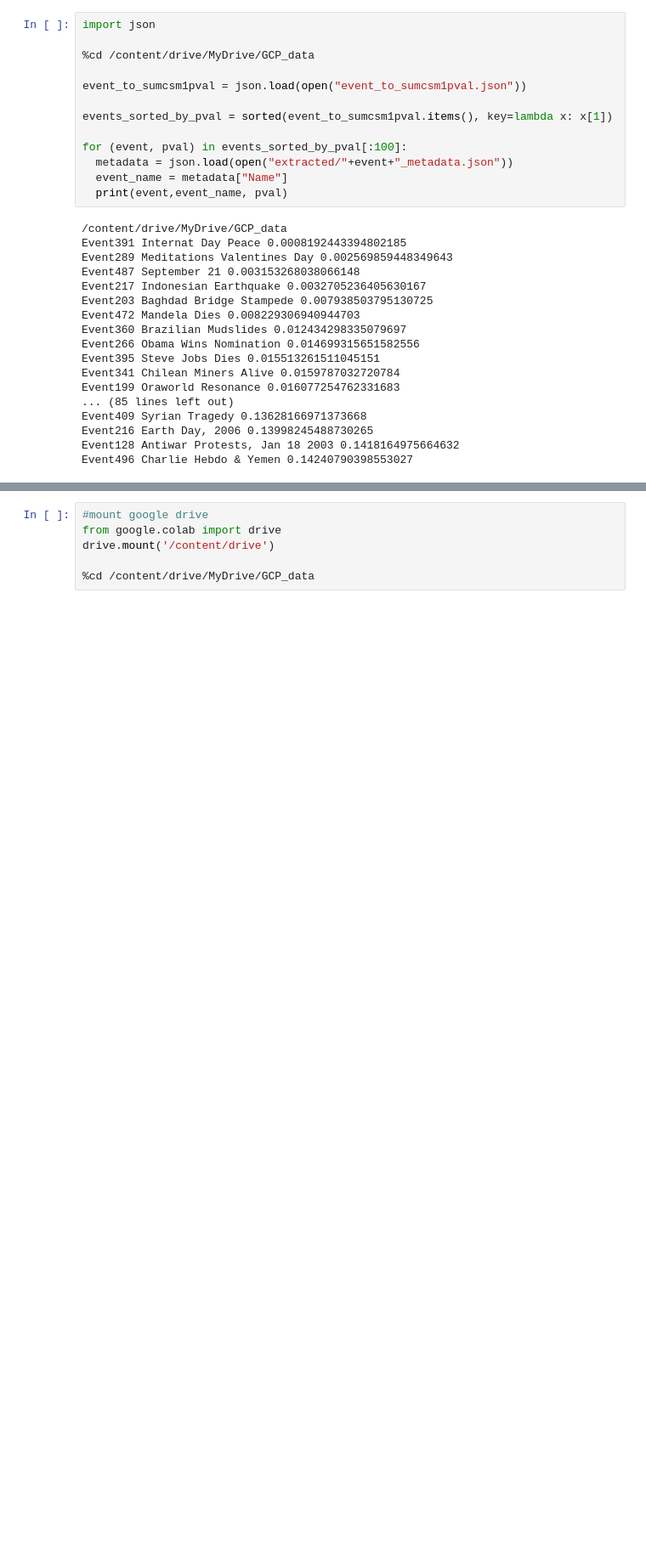
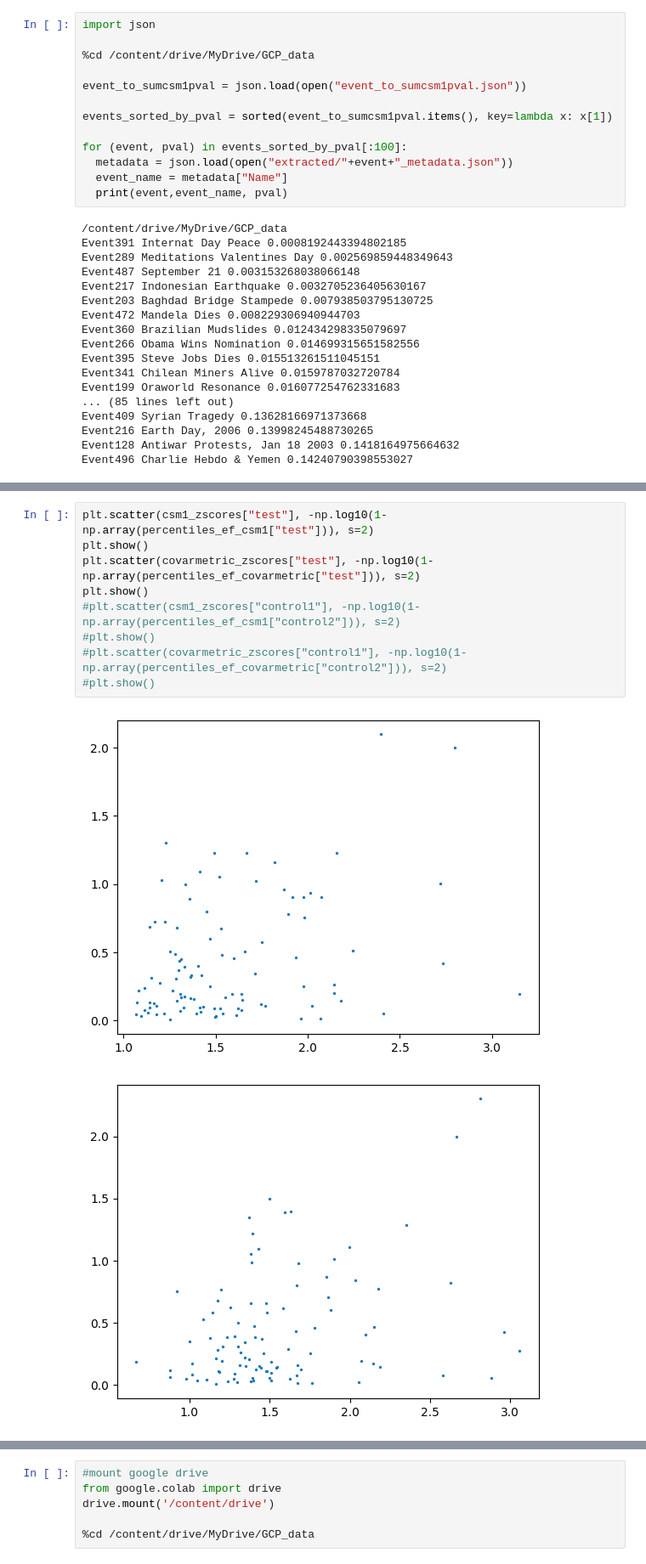
Before and after one commit to AvantiShri/gcp_analysis, a Jupyter notebook: newcovarmetric_BulkAnalyze_powerspectrum.ipynb, the cells around one changed output, grey strips where cells are left out. Shown at 85% size. Saved outputs shown, nothing was run; the diff lists cells and outputs as text; blank space fills up the shorter version.

```diff
--- a/newcovarmetric_BulkAnalyze_powerspectrum.ipynb
+++ b/newcovarmetric_BulkAnalyze_powerspectrum.ipynb
@@ -205,3 +221,15 @@ control2 audc pval covarmetric    : 0.305
+# %%
+plt.scatter(csm1_zscores["test"], -np.log10(1-np.array(percentiles_ef_csm1["test"])), s=2)
+plt.show()
+plt.scatter(covarmetric_zscores["test"], -np.log10(1-np.array(percentiles_ef_covarmetric["test"])), s=2)
+plt.show()
+#plt.scatter(csm1_zscores["control1"], -np.log10(1-np.array(percentiles_ef_csm1["control2"])), s=2)
+#plt.show()
+#plt.scatter(covarmetric_zscores["control1"], -np.log10(1-np.array(percentiles_ef_covarmetric["control2"])), s=2)
+#plt.show()
+# %% [output]
+[figure, added]
+[figure, added]
 # %%
 import json
 
```
Also changed, not shown: parts of 6 cells of this notebook.
